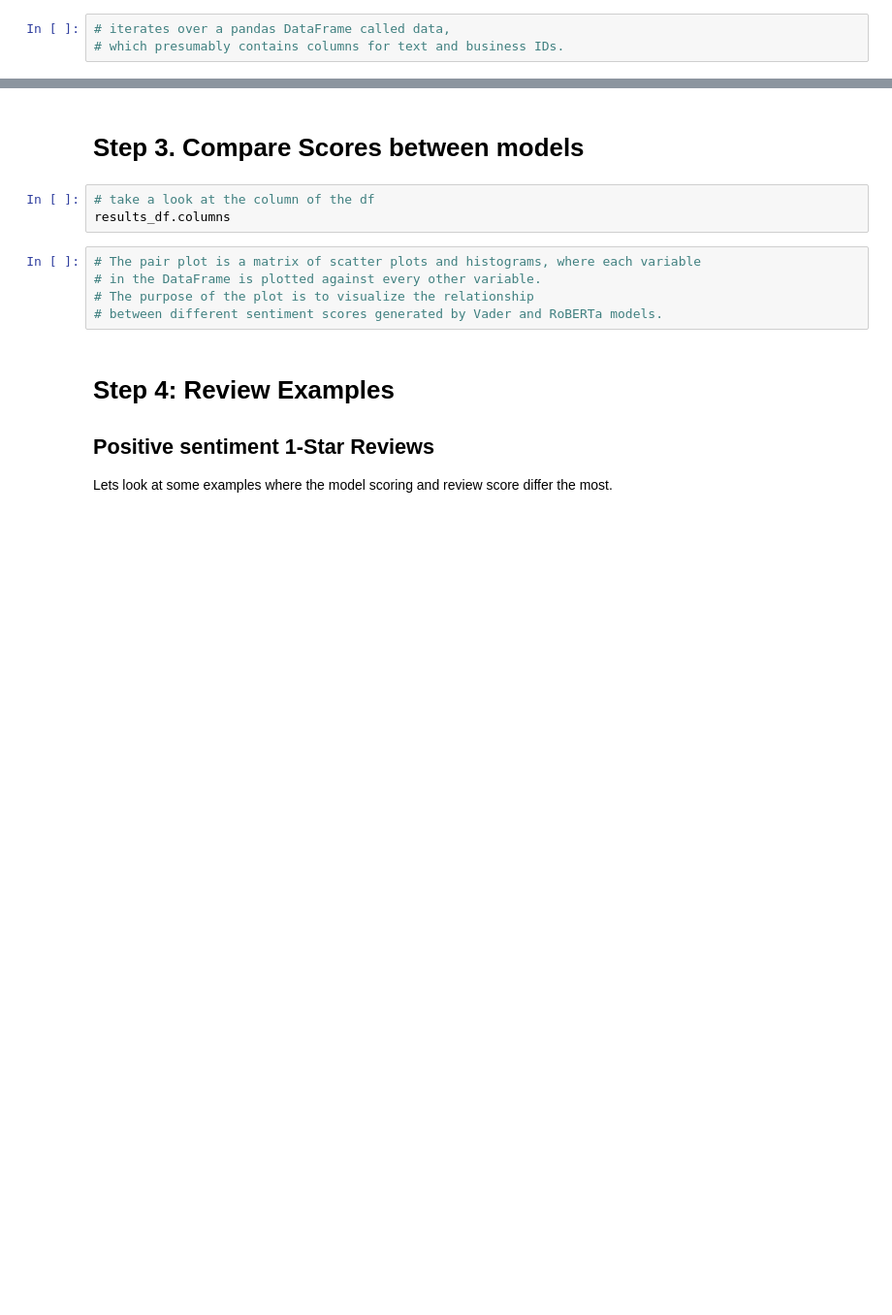
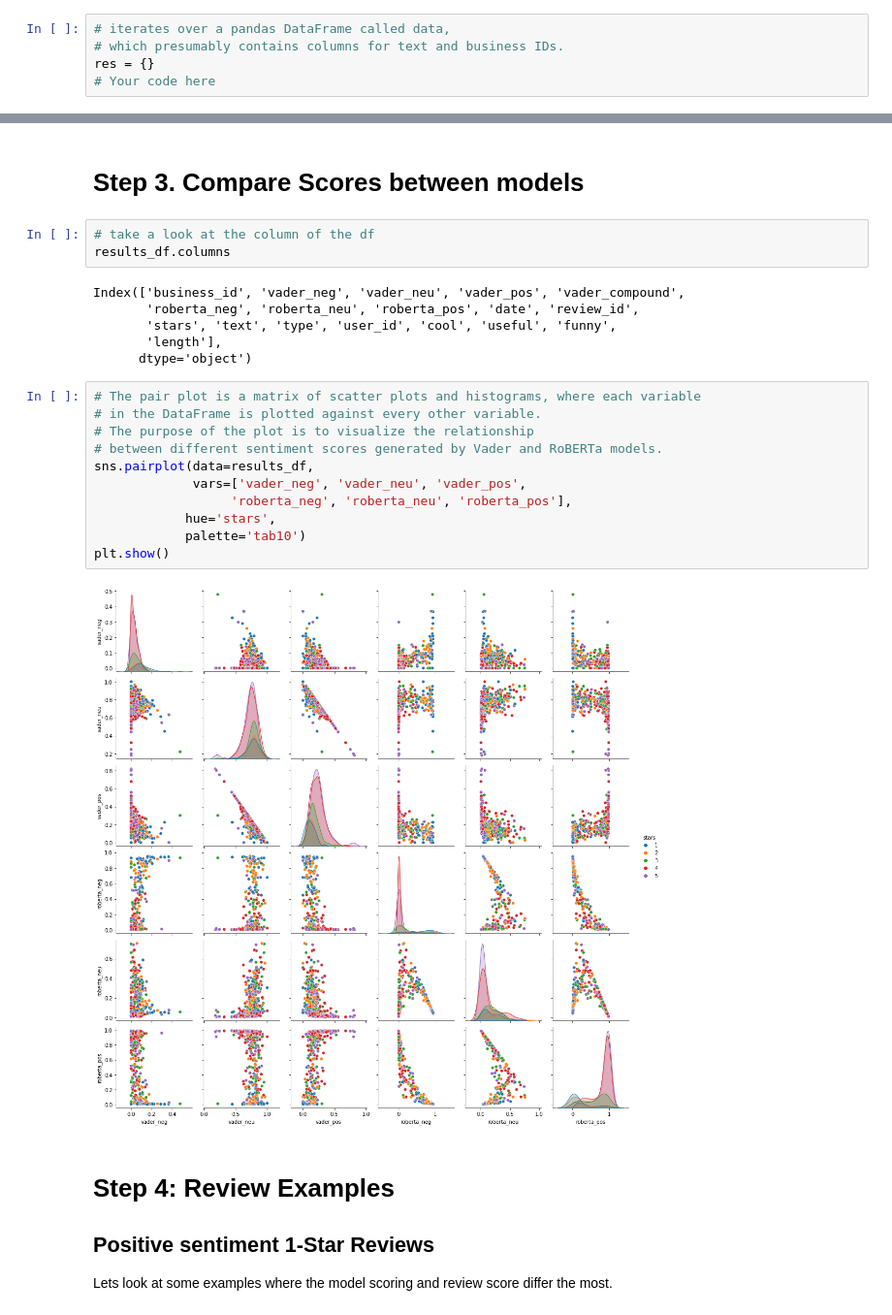
Before and after one commit to cynthialmy/Sentiment-Analysis-with-Scikit-learn, a Jupyter notebook: Hands_on_Sentiment_Analysis_with_Scikit_learn_NLTK_transformers.ipynb, the cells around one changed output, grey strips where cells are left out. Shown: that part at 97% size. Drawn from its saved outputs; the diff is of its cells as text; blank space fills up the shorter version.

```diff
--- a/Hands_on_Sentiment_Analysis_with_Scikit_learn_NLTK_transformers.ipynb
+++ b/Hands_on_Sentiment_Analysis_with_Scikit_learn_NLTK_transformers.ipynb
@@ -331,3 +714,5 @@ data = data.head(500)
 # %%
 # iterates over a pandas DataFrame called data,
 # which presumably contains columns for text and business IDs.
+res = {}
+# Your code here
@@ -340,11 +741,25 @@ results_df = results_df.merge(data, how='left')
 # %%
 # take a look at the column of the df
 results_df.columns
+# %% [output]
+Index(['business_id', 'vader_neg', 'vader_neu', 'vader_pos', 'vader_compound',
+       'roberta_neg', 'roberta_neu', 'roberta_pos', 'date', 'review_id',
+       'stars', 'text', 'type', 'user_id', 'cool', 'useful', 'funny',
+       'length'],
+      dtype='object')
 # %%
 # The pair plot is a matrix of scatter plots and histograms, where each variable
 # in the DataFrame is plotted against every other variable.
 # The purpose of the plot is to visualize the relationship
 # between different sentiment scores generated by Vader and RoBERTa models.
+sns.pairplot(data=results_df,
+             vars=['vader_neg', 'vader_neu', 'vader_pos',
+                  'roberta_neg', 'roberta_neu', 'roberta_pos'],
+            hue='stars',
+            palette='tab10')
+plt.show()
+# %% [output]
+[figure, added]
 # %% [markdown]
 # Step 4: Review Examples
 
```
Also changed, not shown: parts of 97 cells of this notebook.
